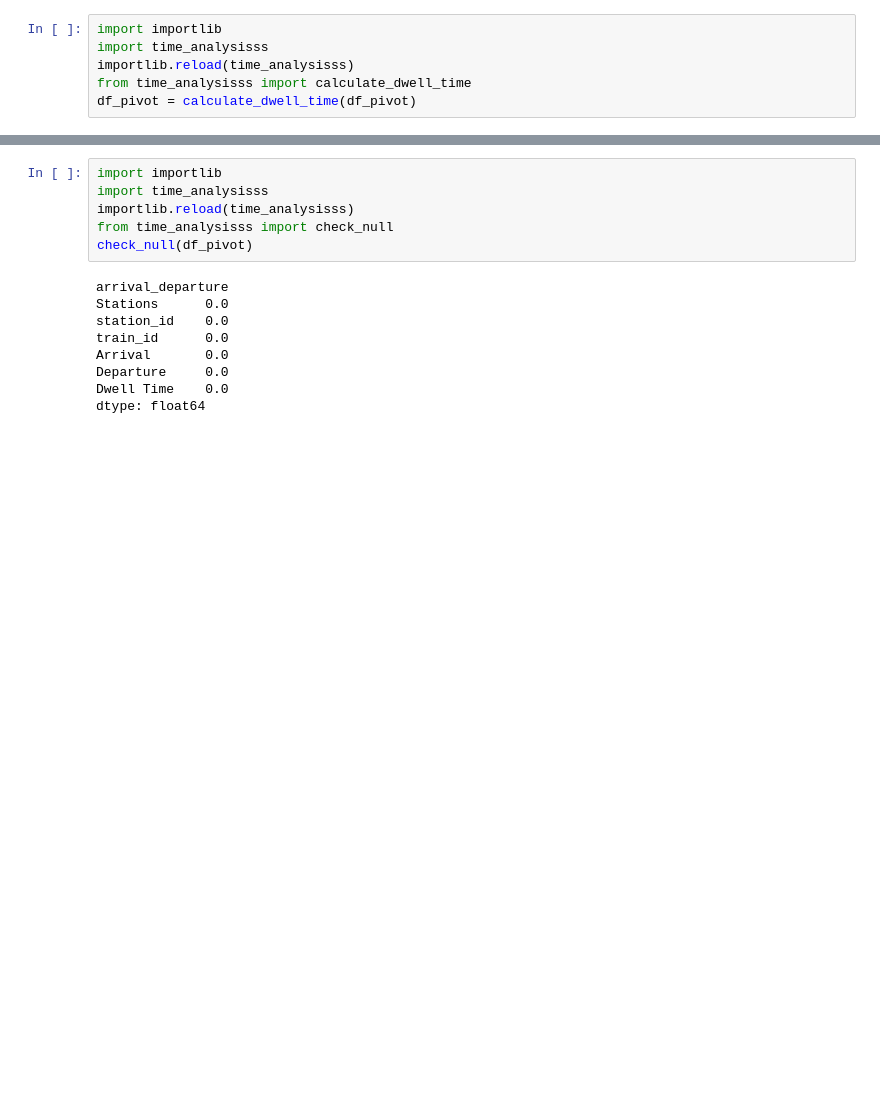
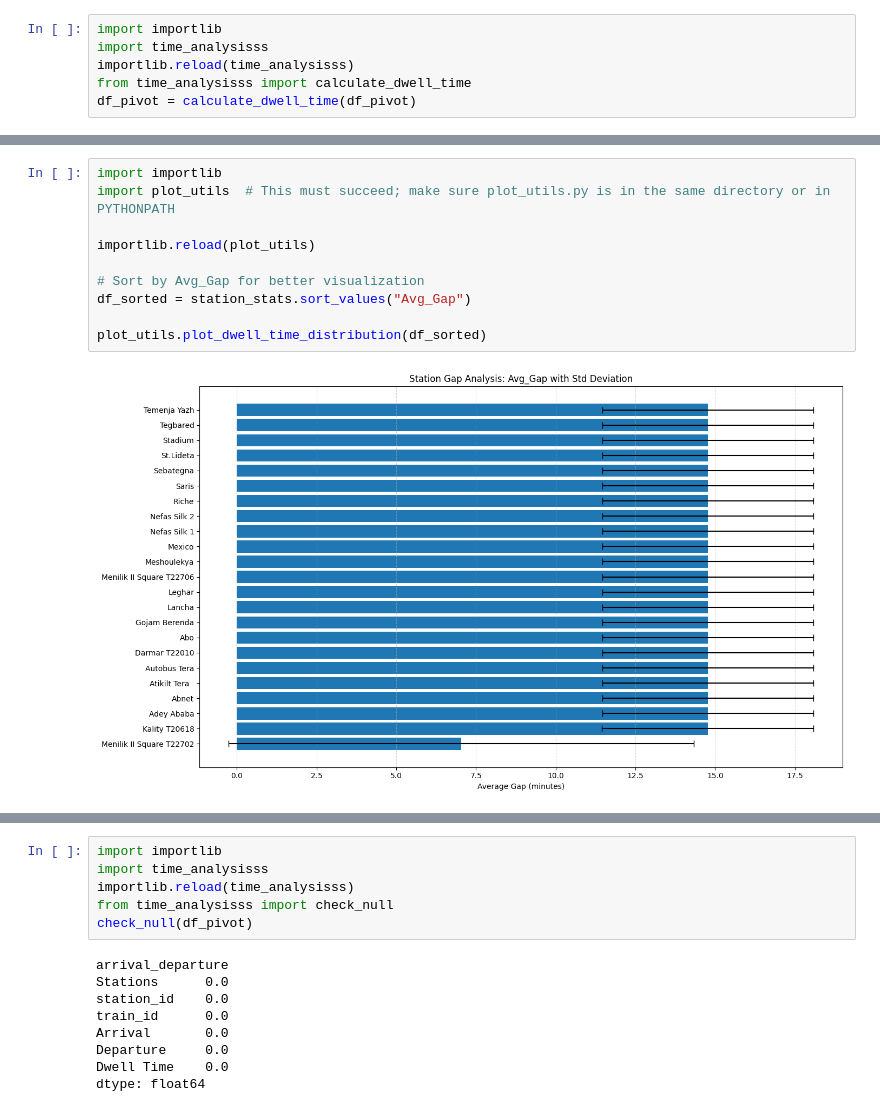
Before and after one commit to helina1abebe/Train-Passenger-Flow-Analysis, a Jupyter notebook: notebooks/NS-time table.ipynb, the cells around one changed output, grey strips where cells are left out. Saved outputs shown, nothing was run; the diff lists cells and outputs as text; blank space fills up the shorter version.

```diff
--- a/notebooks/NS-time table.ipynb
+++ b/notebooks/NS-time table.ipynb
@@ -127,0 +154,12 @@ Computed station gap stats:
+# %%
+import importlib
+import plot_utils  # This must succeed; make sure plot_utils.py is in the same directory or in PYTHONPATH
+
+importlib.reload(plot_utils)
+
+# Sort by Avg_Gap for better visualization
+df_sorted = station_stats.sort_values("Avg_Gap")
+
+plot_utils.plot_dwell_time_distribution(df_sorted)
+# %% [output]
+[figure, added]
```
Also changed, not shown: parts of 24 cells of this notebook, 11 other files.
